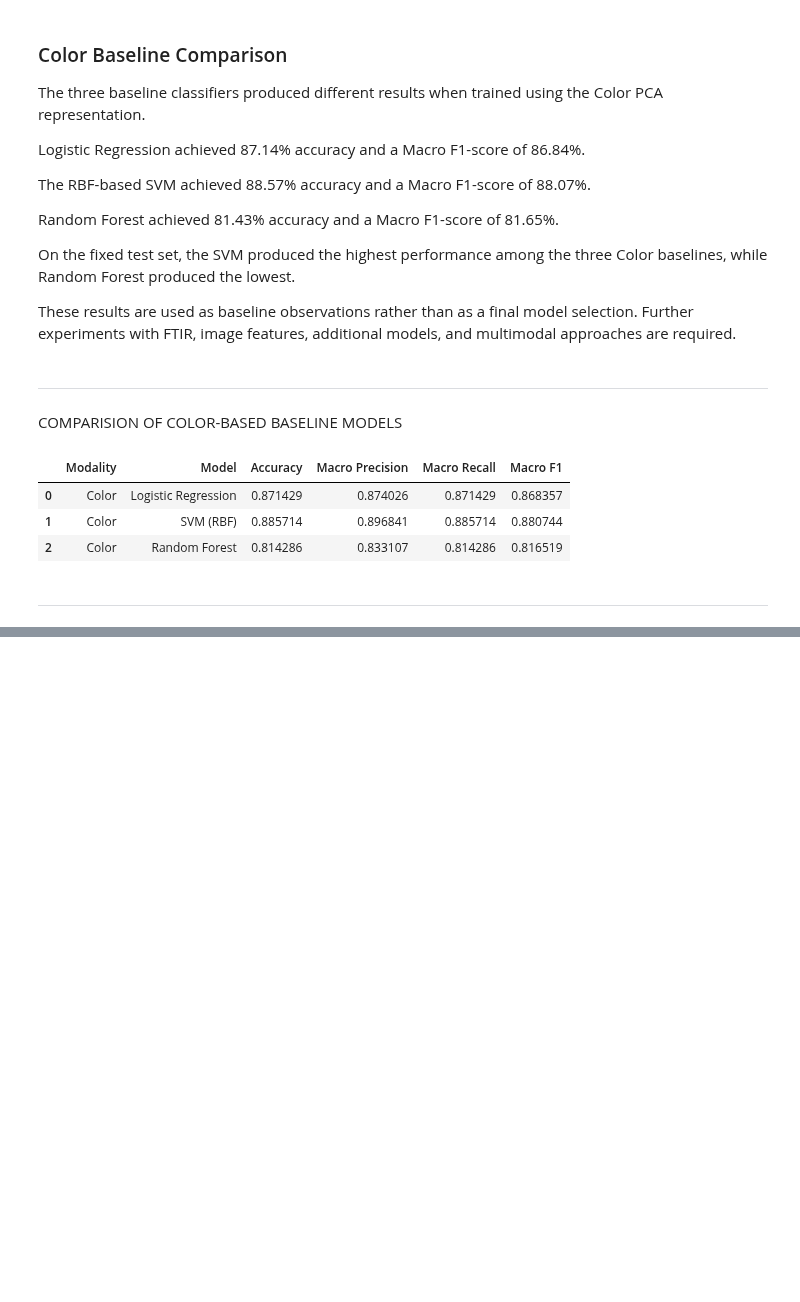
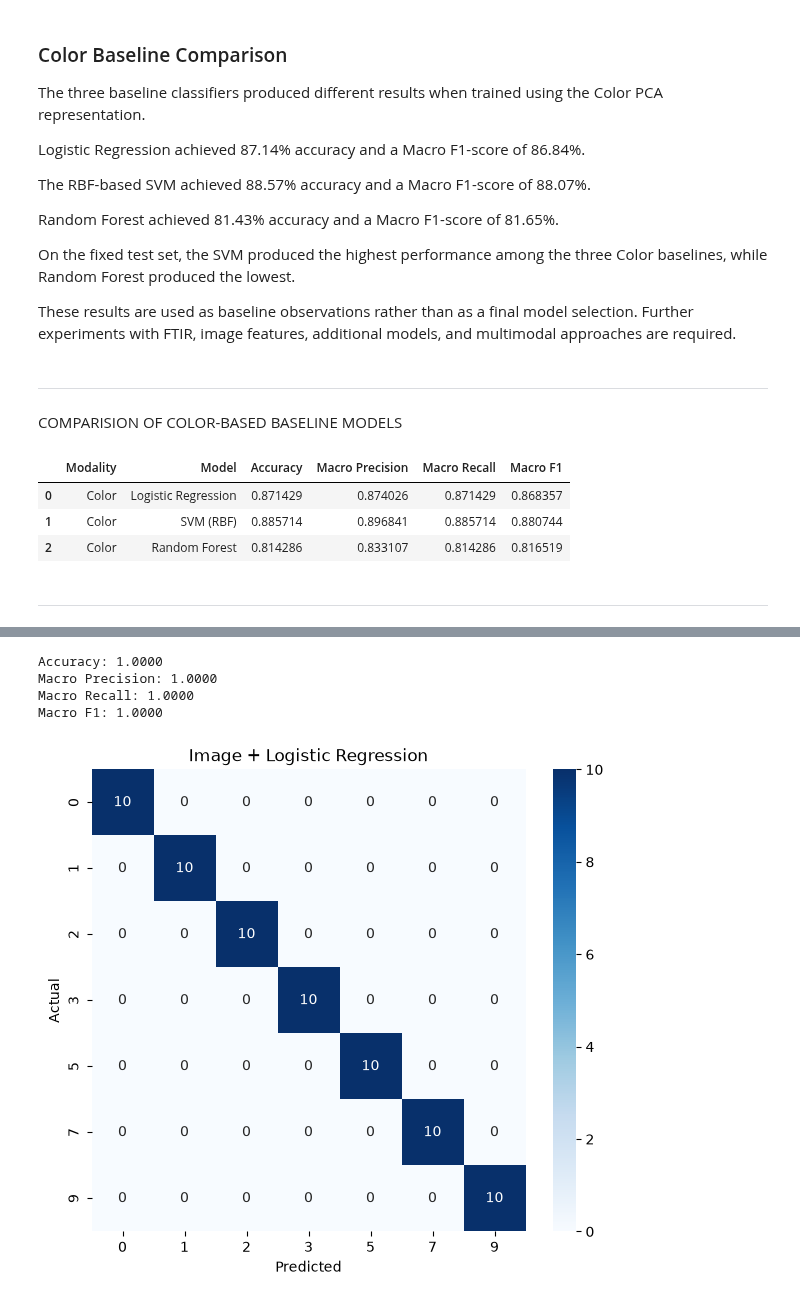
Before and after one commit to sanya-6976/FoodSure-AI, a Jupyter notebook: notebook/04_baseline_models.ipynb, the cells around one changed output, grey strips where cells are left out. Cells and saved outputs as stored; diff of their text form; code cells hidden in the pictures; blank space fills up the shorter version.

```diff
--- a/notebook/04_baseline_models.ipynb
+++ b/notebook/04_baseline_models.ipynb
@@ -637,0 +905,11 @@ baseline_results_df
+# %%
+X_image_train_pca = pd.read_csv(
+    "../preprocessed/X_image_train_pca.csv"
+)
+
+X_image_test_pca = pd.read_csv(
+    "../preprocessed/X_image_test_pca.csv"
+)
+
+print("Image PCA train shape:", X_image_train_pca.shape)
+print("Image PCA test shape:", X_image_test_pca.shape)
@@ -637,0 +928,62 @@ baseline_results_df
+# %%
+image_lr = LogisticRegression(
+    max_iter=3000,
+    random_state=42
+)
+
+image_lr.fit(X_image_train_pca, y_train)
+
+y_image_lr_pred = image_lr.predict(X_image_test_pca)
+# %%
+image_lr_accuracy = accuracy_score(y_test, y_image_lr_pred)
+
+image_lr_precision = precision_score(
+    y_test,
+    y_image_lr_pred,
+    average="macro",
+    zero_division=0
+)
+
+image_lr_recall = recall_score(
+    y_test,
+    y_image_lr_pred,
+    average="macro",
+    zero_division=0
+)
+
+image_lr_f1 = f1_score(
+    y_test,
+    y_image_lr_pred,
+    average="macro",
+    zero_division=0
+)
+
+print(f"Accuracy: {image_lr_accuracy:.4f}")
+print(f"Macro Precision: {image_lr_precision:.4f}")
+print(f"Macro Recall: {image_lr_recall:.4f}")
+print(f"Macro F1: {image_lr_f1:.4f}")
+# %% [output]
+Accuracy: 1.0000
+Macro Precision: 1.0000
+Macro Recall: 1.0000
+Macro F1: 1.0000
+# %%
+cm_image_lr = confusion_matrix(y_test, y_image_lr_pred)
+
+plt.figure(figsize=(7, 6))
+
+sns.heatmap(
+    cm_image_lr,
+    annot=True,
+    fmt="d",
+    cmap="Blues",
+    xticklabels=[0, 1, 2, 3, 5, 7, 9],
+    yticklabels=[0, 1, 2, 3, 5, 7, 9]
+)
+
+plt.xlabel("Predicted")
+plt.ylabel("Actual")
+plt.title("Image + Logistic Regression")
+plt.show()
+# %% [output]
+[figure, added]
```
Also changed, not shown: parts of 37 cells of this notebook.
